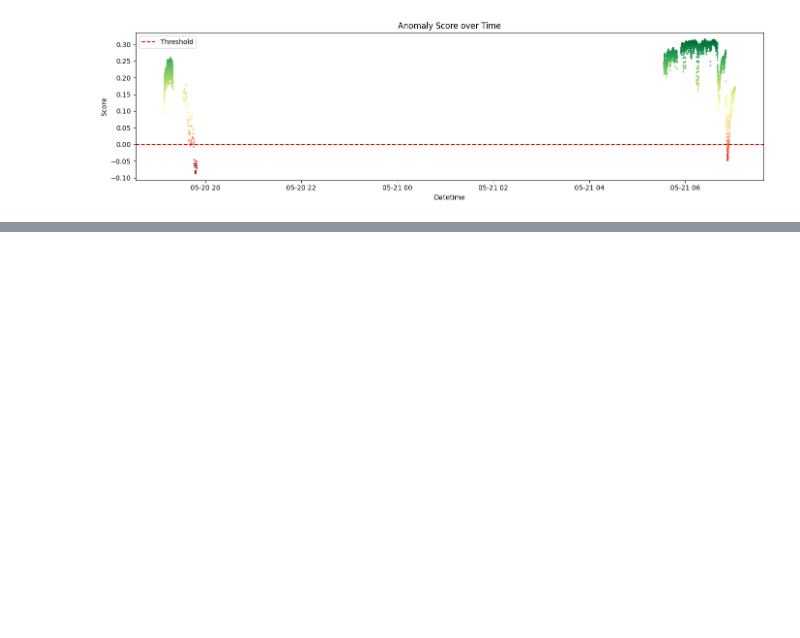
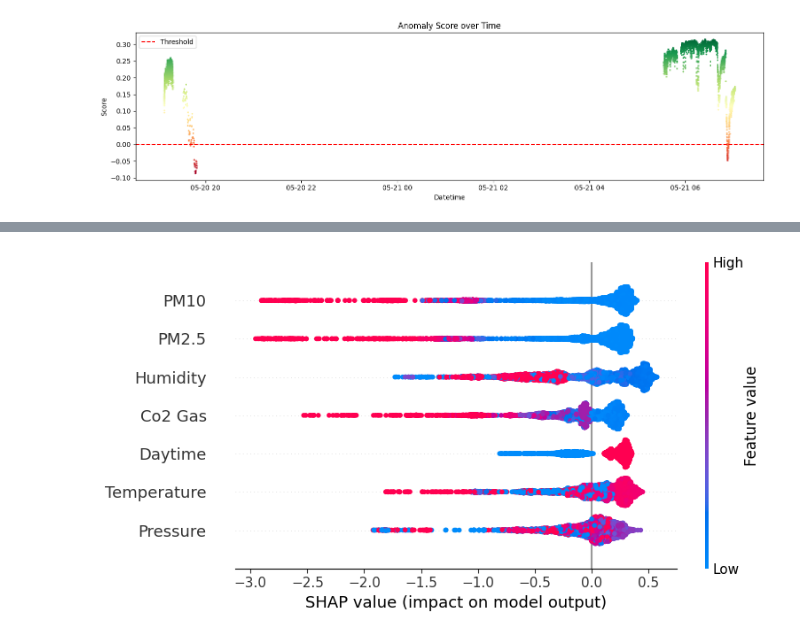
Before and after one commit to HrushiYadav/machine-learning, a Jupyter notebook: IsolationForest/isoltation-forest.ipynb, the cells around one changed output, grey strips where cells are left out. Saved outputs shown, nothing was run; the diff lists cells and outputs as text; code cells hidden in the pictures; blank space fills up the shorter version.

Commit message:
added optuna and shap

```diff
--- a/IsolationForest/isoltation-forest.ipynb
+++ b/IsolationForest/isoltation-forest.ipynb
@@ -116,0 +313,16 @@ plt.show()
+# %%
+#applying best param on model
+best_params = study.best_params
+
+final_model = IsolationForest(
+    n_estimators=best_params['n_estimators'],
+    contamination=best_params['contamination'],
+    max_features=best_params['max_features'],
+    random_state=42
+)
+
+final_model.fit(df_scaled)
+df['anomaly'] = final_model.predict(df_scaled)
+df['anomaly_score'] = final_model.decision_function(df_scaled)
+
+print(df['anomaly'].value_counts())
@@ -116,0 +356,12 @@ plt.show()
+# %%
+import shap
+
+explainer = shap.TreeExplainer(final_model)
+shap_values = explainer.shap_values(df_scaled)
+
+# Summary plot - overall feature importance
+shap.summary_plot(shap_values, df_scaled,
+                  feature_names=['Temperature', 'Humidity', 'Pressure',
+                                'Co2 Gas', 'PM2.5', 'PM10', 'Daytime'])
+# %% [output]
+[figure, added]
```
Also changed, not shown: parts of 8 cells of this notebook.
